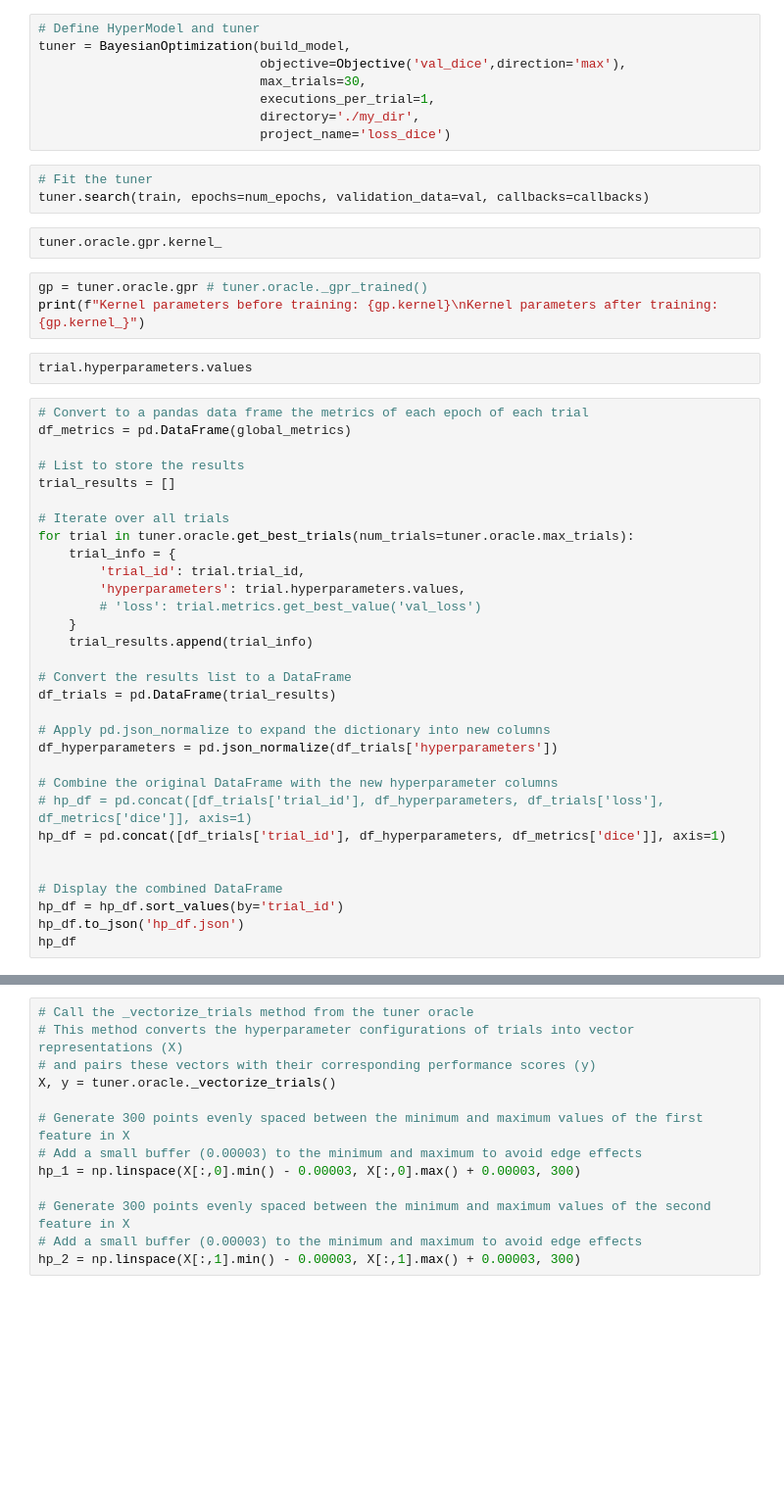
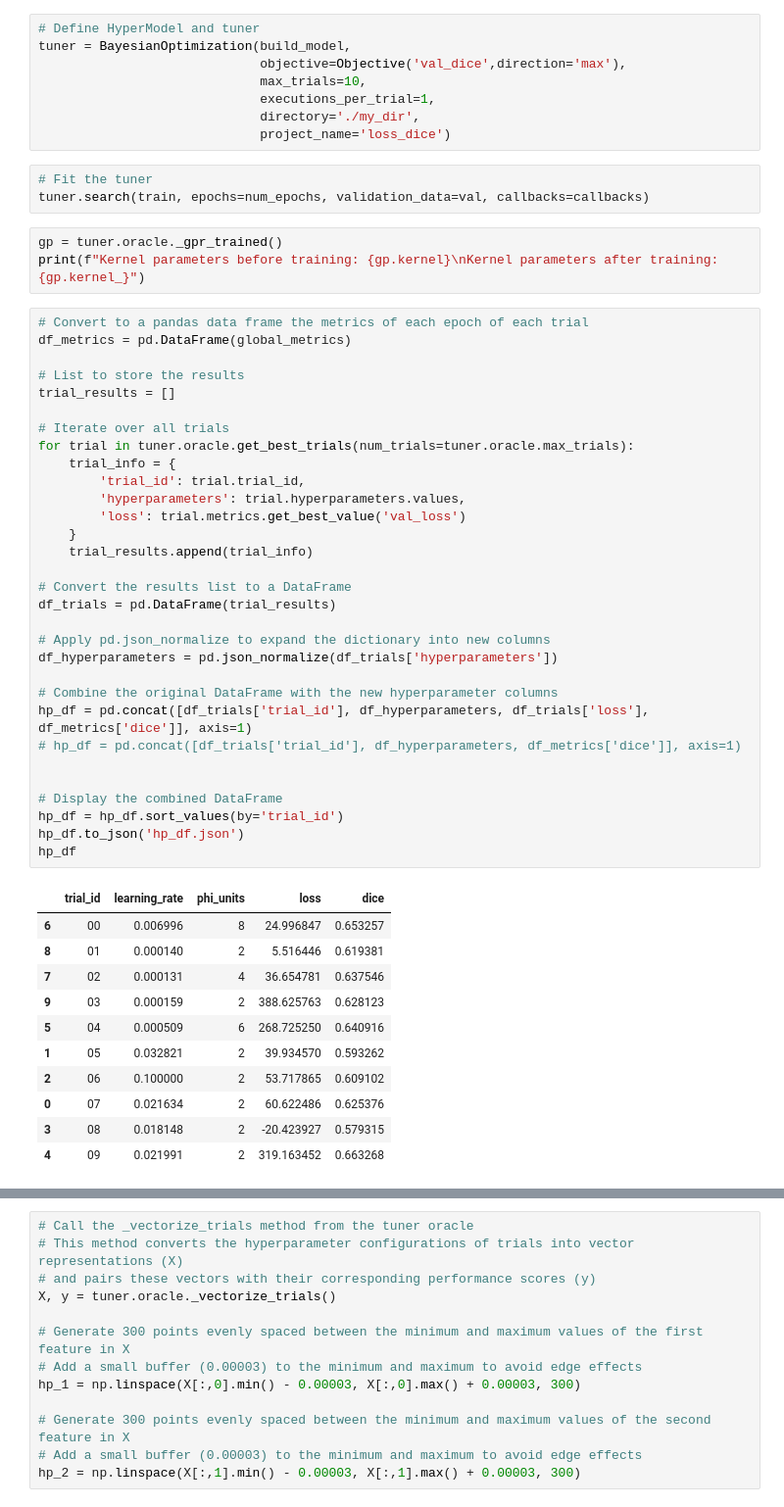
Before and after one commit to cralji/Deep_Krein_RF, a Jupyter notebook: Krein_Cat_dogs_Keras_Tuner.ipynb, the cells around one changed output, grey strips where cells are left out. Shown at 98% size. Drawn from its saved outputs; the diff is of its cells as text; blank space fills up the shorter version.

```diff
--- a/Krein_Cat_dogs_Keras_Tuner.ipynb
+++ b/Krein_Cat_dogs_Keras_Tuner.ipynb
@@ -228,51 +223,59 @@ callbacks = [MetricsCallback(num_epochs)]
 # Define HyperModel and tuner
 tuner = BayesianOptimization(build_model,
                              objective=Objective('val_dice',direction='max'),
-                             max_trials=30,
+                             max_trials=10,
                              executions_per_trial=1,
                              directory='./my_dir',
                              project_name='loss_dice')
 # %%
 # Fit the tuner
 tuner.search(train, epochs=num_epochs, validation_data=val, callbacks=callbacks)
-# %%
-tuner.oracle.gpr.kernel_
 # %%
-gp = tuner.oracle.gpr # tuner.oracle._gpr_trained()
+gp = tuner.oracle._gpr_trained()
 print(f"Kernel parameters before training: {gp.kernel}\nKernel parameters after training: {gp.kernel_}")
-# %%
-trial.hyperparameters.values
 # %%
 # Convert to a pandas data frame the metrics of each epoch of each trial
 df_metrics = pd.DataFrame(global_metrics)
 
 # List to store the results
 trial_results = []
 
 # Iterate over all trials
 for trial in tuner.oracle.get_best_trials(num_trials=tuner.oracle.max_trials):
     trial_info = {
         'trial_id': trial.trial_id,
         'hyperparameters': trial.hyperparameters.values,
-        # 'loss': trial.metrics.get_best_value('val_loss')
+        'loss': trial.metrics.get_best_value('val_loss')
     }
     trial_results.append(trial_info)
 
 # Convert the results list to a DataFrame
 df_trials = pd.DataFrame(trial_results)
 
 # Apply pd.json_normalize to expand the dictionary into new columns
 df_hyperparameters = pd.json_normalize(df_trials['hyperparameters'])
 
 # Combine the original DataFrame with the new hyperparameter columns
-# hp_df = pd.concat([df_trials['trial_id'], df_hyperparameters, df_trials['loss'], df_metrics['dice']], axis=1)
-hp_df = pd.concat([df_trials['trial_id'], df_hyperparameters, df_metrics['dice']], axis=1)
+hp_df = pd.concat([df_trials['trial_id'], df_hyperparameters, df_trials['loss'], df_metrics['dice']], axis=1)
+# hp_df = pd.concat([df_trials['trial_id'], df_hyperparameters, df_metrics['dice']], axis=1)
 
 
 # Display the combined DataFrame
 hp_df = hp_df.sort_values(by='trial_id')
 hp_df.to_json('hp_df.json')
 hp_df
+# %% [output]
+|  | trial_id | learning_rate | phi_units | loss | dice |
+| 6 | 00 | 0.006996 | 8 | 24.996847 | 0.653257 |
+| 8 | 01 | 0.000140 | 2 | 5.516446 | 0.619381 |
+| 7 | 02 | 0.000131 | 4 | 36.654781 | 0.637546 |
+| 9 | 03 | 0.000159 | 2 | 388.625763 | 0.628123 |
+| 5 | 04 | 0.000509 | 6 | 268.725250 | 0.640916 |
+| 1 | 05 | 0.032821 | 2 | 39.934570 | 0.593262 |
+| 2 | 06 | 0.100000 | 2 | 53.717865 | 0.609102 |
+| 0 | 07 | 0.021634 | 2 | 60.622486 | 0.625376 |
+| 3 | 08 | 0.018148 | 2 | -20.423927 | 0.579315 |
+| 4 | 09 | 0.021991 | 2 | 319.163452 | 0.663268 |
 # %%
 # Plots the distributions
 plt.figure(figsize=(12, 8))
```
Also changed, not shown: parts of 10 cells of this notebook.
